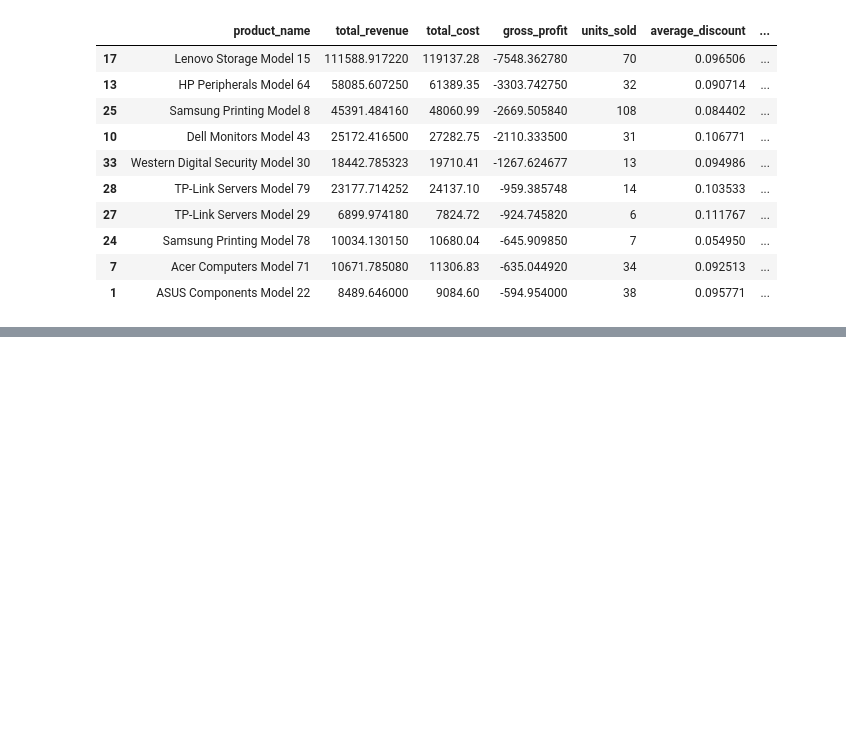
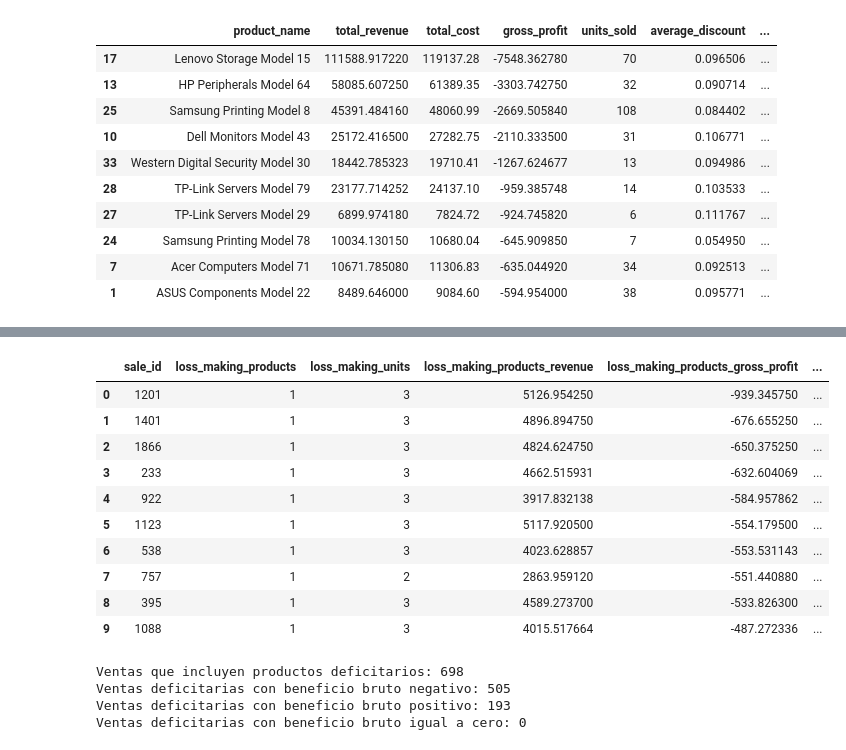
Before and after one commit to alejandromtdata/complex-solutions-business-analytics, a Jupyter notebook: notebooks/01_data_exploration.ipynb, the cells around one changed output, grey strips where cells are left out. Cells and saved outputs as stored; diff of their text form; code cells hidden in the pictures; blank space fills up the shorter version.

```diff
--- a/notebooks/01_data_exploration.ipynb
+++ b/notebooks/01_data_exploration.ipynb
@@ -944,0 +1057,13 @@ loss_making_details_df.head(10)
+# %%
+sales_profitability_df["profitability_status"] = (
+    sales_profitability_df["gross_profit"]
+    .apply(
+        lambda profit: (
+            "Pérdida" if profit < 0
+            else "Beneficio positivo" if profit > 0
+            else "Punto de equilibrio"
+        )
+    )
+)
+
+sales_profitability_df["profitability_status"].value_counts()
@@ -944,0 +1108,63 @@ loss_making_details_df.head(10)
+# %%
+loss_making_sales_df = (
+    sales_categories_df[
+        sales_categories_df["product_name"].isin(
+            loss_making_products_df["product_name"]
+        )
+    ]
+    .groupby("sale_id")
+    .agg(
+        loss_making_products=("product_name", "nunique"),
+        loss_making_units=("quantity", "sum"),
+        loss_making_products_revenue=("revenue", "sum"),
+        loss_making_products_gross_profit=("gross_profit", "sum")
+    )
+    .reset_index()
+    .merge(
+        sales_profitability_df[
+            ["sale_id", "total_revenue", "gross_profit",
+             "total_units", "number_of_products"]
+        ],
+        on="sale_id",
+        how="left",
+        suffixes=("_loss_products", "_sale")
+    )
+    .sort_values("loss_making_products_gross_profit")
+    .reset_index(drop=True)
+)
+
+loss_making_sales_df.head(10)
+# %% [output]
+|  | sale_id | loss_making_products | loss_making_units | loss_making_products_revenue | loss_making_products_gross_profit | ... |
+| 0 | 1201 | 1 | 3 | 5126.954250 | -939.345750 | ... |
+| 1 | 1401 | 1 | 3 | 4896.894750 | -676.655250 | ... |
+| 2 | 1866 | 1 | 3 | 4824.624750 | -650.375250 | ... |
+| 3 | 233 | 1 | 3 | 4662.515931 | -632.604069 | ... |
+| 4 | 922 | 1 | 3 | 3917.832138 | -584.957862 | ... |
+| 5 | 1123 | 1 | 3 | 5117.920500 | -554.179500 | ... |
+| 6 | 538 | 1 | 3 | 4023.628857 | -553.531143 | ... |
+| 7 | 757 | 1 | 2 | 2863.959120 | -551.440880 | ... |
+| 8 | 395 | 1 | 3 | 4589.273700 | -533.826300 | ... |
+| 9 | 1088 | 1 | 3 | 4015.517664 | -487.272336 | ... |
+# %%
+print("Ventas que incluyen productos deficitarios:", len(loss_making_sales_df))
+
+print(
+    "Ventas deficitarias con beneficio bruto negativo:",
+    (loss_making_sales_df["gross_profit"] < 0).sum()
+)
+
+print(
+    "Ventas deficitarias con beneficio bruto positivo:",
+    (loss_making_sales_df["gross_profit"] > 0).sum()
+)
+
+print(
+    "Ventas deficitarias con beneficio bruto igual a cero:",
+    (loss_making_sales_df["gross_profit"] == 0).sum()
+)
+# %% [output]
+Ventas que incluyen productos deficitarios: 698
+Ventas deficitarias con beneficio bruto negativo: 505
+Ventas deficitarias con beneficio bruto positivo: 193
+Ventas deficitarias con beneficio bruto igual a cero: 0
```
Also changed, not shown: parts of 55 cells of this notebook.
